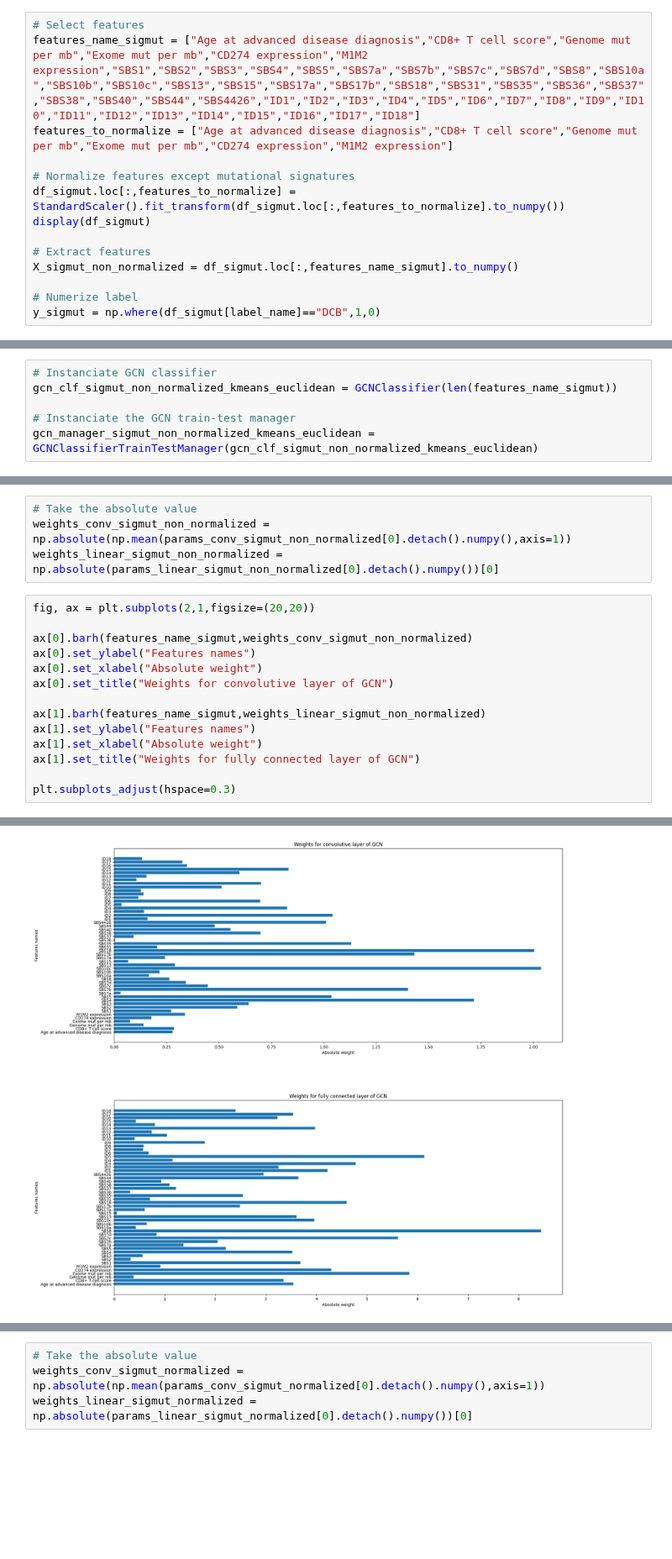
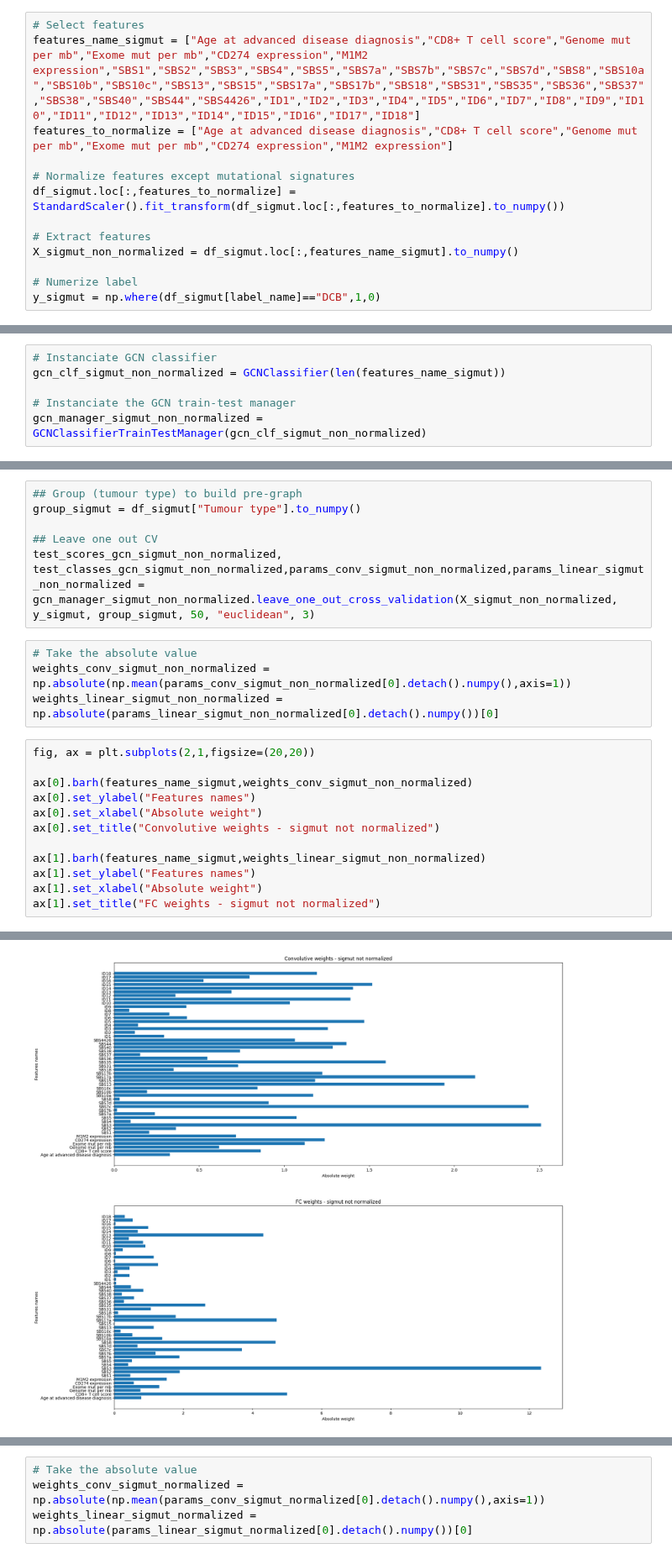
Before and after one commit to Arthur8754/mutational-signatures, a Jupyter notebook: comparisons.ipynb, the cells around one changed output, grey strips where cells are left out. Shown at 84% size. Drawn from its saved outputs; the diff is of its cells as text; blank space fills up the shorter version.

```diff
--- a/comparisons.ipynb
+++ b/comparisons.ipynb
@@ -114,7 +118,6 @@ features_to_normalize = ["Age at advanced disease diagnosis","CD8+ T cell score"
 
 # Normalize features except mutational signatures
 df_sigmut.loc[:,features_to_normalize] = StandardScaler().fit_transform(df_sigmut.loc[:,features_to_normalize].to_numpy())
-display(df_sigmut)
 
 # Extract features
 X_sigmut_non_normalized = df_sigmut.loc[:,features_name_sigmut].to_numpy()
@@ -138,6 +143,6 @@ y_sigmut = np.where(df_sigmut[label_name]=="DCB",1,0)
 # %%
 # Instanciate GCN classifier
-gcn_clf_sigmut_non_normalized_kmeans_euclidean = GCNClassifier(len(features_name_sigmut))
+gcn_clf_sigmut_non_normalized = GCNClassifier(len(features_name_sigmut))
 
 # Instanciate the GCN train-test manager
-gcn_manager_sigmut_non_normalized_kmeans_euclidean = GCNClassifierTrainTestManager(gcn_clf_sigmut_non_normalized_kmeans_euclidean)
+gcn_manager_sigmut_non_normalized = GCNClassifierTrainTestManager(gcn_clf_sigmut_non_normalized)
@@ -153,3 +151,9 @@ test_scores_gcn_sigmut_non_normalized_kmeans_euclidean, test_classes_gcn_sigmut_
+# %%
+## Group (tumour type) to build pre-graph
+group_sigmut = df_sigmut["Tumour type"].to_numpy()
+
+## Leave one out CV
+test_scores_gcn_sigmut_non_normalized, test_classes_gcn_sigmut_non_normalized,params_conv_sigmut_non_normalized,params_linear_sigmut_non_normalized = gcn_manager_sigmut_non_normalized.leave_one_out_cross_validation(X_sigmut_non_normalized, y_sigmut, group_sigmut, 50, "euclidean", 3)
 # %%
 # Take the absolute value
 weights_conv_sigmut_non_normalized = np.absolute(np.mean(params_conv_sigmut_non_normalized[0].detach().numpy(),axis=1))
@@ -160,12 +164,10 @@ fig, ax = plt.subplots(2,1,figsize=(20,20))
 ax[0].barh(features_name_sigmut,weights_conv_sigmut_non_normalized)
 ax[0].set_ylabel("Features names")
 ax[0].set_xlabel("Absolute weight")
-ax[0].set_title("Weights for convolutive layer of GCN")
+ax[0].set_title("Convolutive weights - sigmut not normalized")
 
 ax[1].barh(features_name_sigmut,weights_linear_sigmut_non_normalized)
 ax[1].set_ylabel("Features names")
 ax[1].set_xlabel("Absolute weight")
-ax[1].set_title("Weights for fully connected layer of GCN")
-
-plt.subplots_adjust(hspace=0.3)
+ax[1].set_title("FC weights - sigmut not normalized")
 # %% [output]
@@ -172,2 +175,2 @@ plt.subplots_adjust(hspace=0.3)
-[figure, old version]
+[figure, new version]
 # %% [markdown]
```
Also changed, not shown: parts of 56 cells of this notebook, 1 other file.
